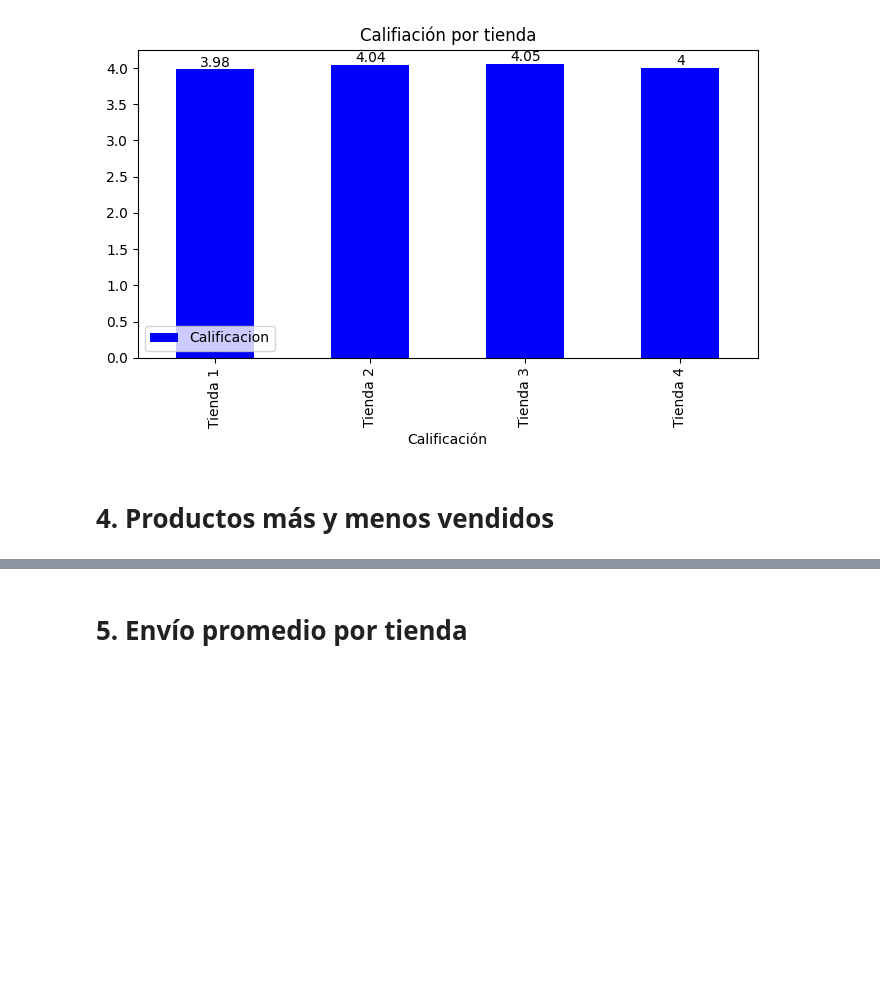
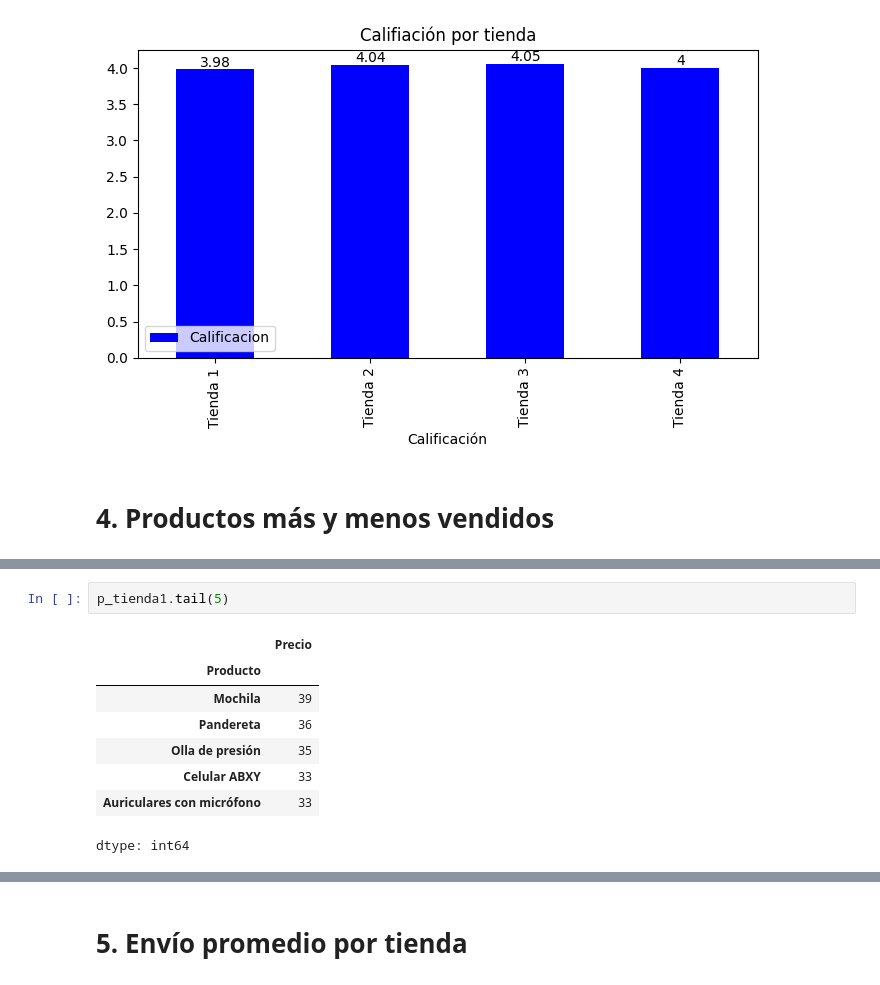
Before and after one commit to MCCoronel12/Challege_Alura, a Jupyter notebook: AluraStoreLatam.ipynb, the cells around one changed output, grey strips where cells are left out. Drawn from its saved outputs; the diff is of its cells as text; blank space fills up the shorter version.

```diff
--- a/AluraStoreLatam.ipynb
+++ b/AluraStoreLatam.ipynb
@@ -316,0 +329,11 @@ plt.show()
+# %%
+p_tienda1.tail(5)
+# %% [output]
+|  | Precio |
+| Producto |  |
+| Mochila | 39 |
+| Pandereta | 36 |
+| Olla de presión | 35 |
+| Celular ABXY | 33 |
+| Auriculares con micrófono | 33 |
+dtype: int64
```
Also changed, not shown: parts of 8 cells of this notebook.
